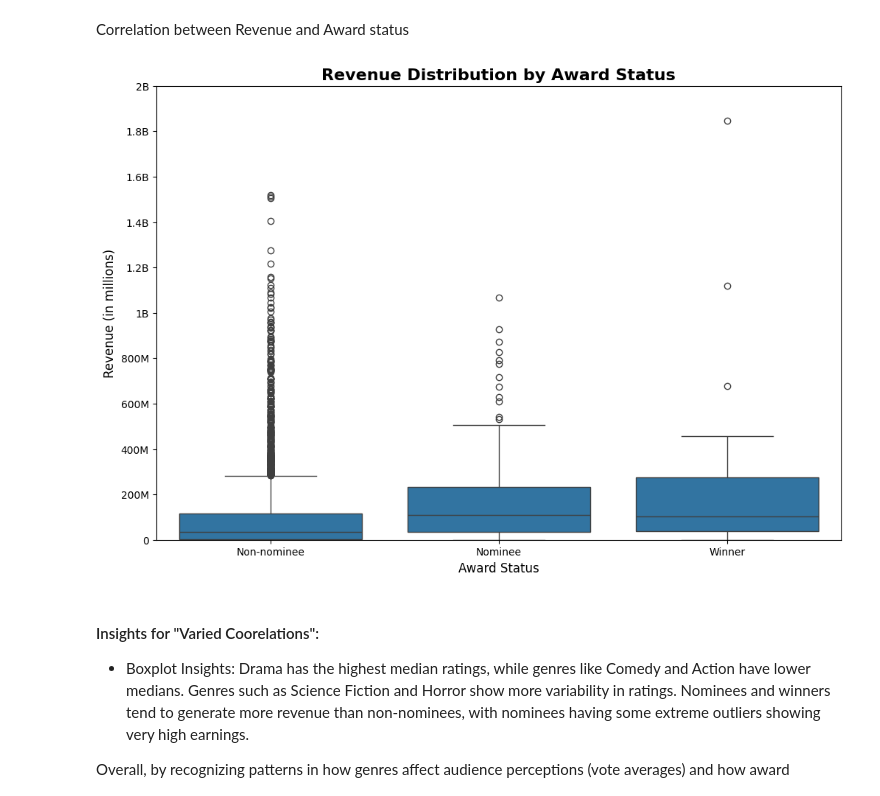
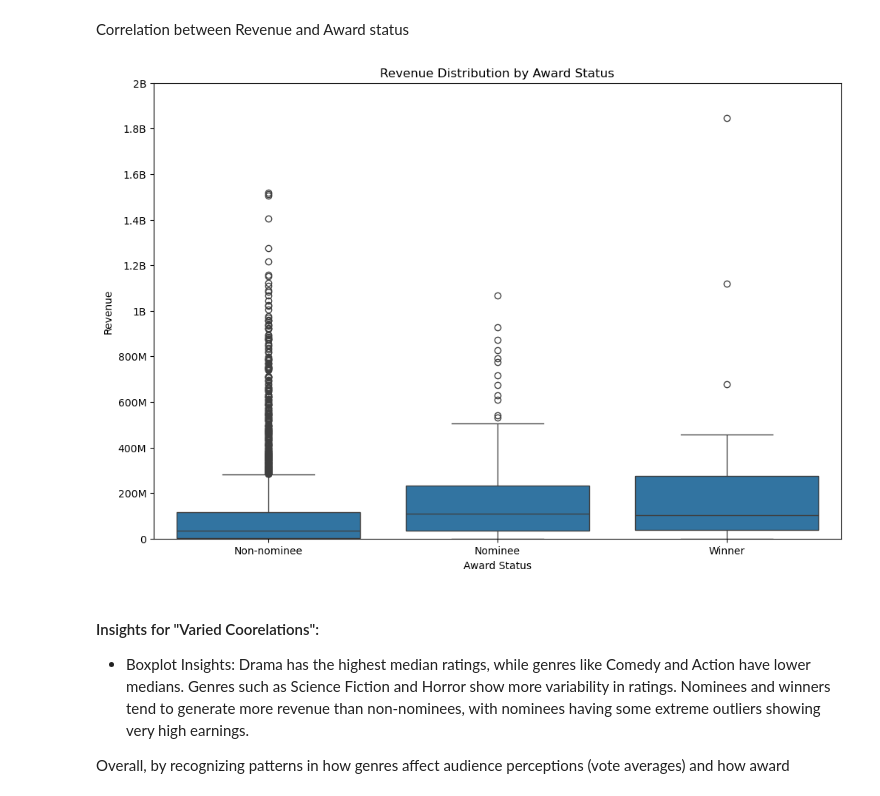
Before and after one commit to riosrose/UCB_project4_group6, a Jupyter notebook: movie_popularity_prediction.ipynb, the cells around one changed output. Cells and saved outputs as stored; diff of their text form; code cells hidden in the pictures.

```diff
--- a/movie_popularity_prediction.ipynb
+++ b/movie_popularity_prediction.ipynb
@@ -1168,25 +1173,31 @@ plt.show()
 # %% [markdown]
 Correlation between Revenue and Award status
 # %%
+# Create a boxplot of revenue by award status
+# Plot size
 plt.figure(figsize=(12, 8))
 
-# Create a boxplot of revenue by award status
+# Create a boxplot
 sns.boxplot(x='award', y='revenue', data=final_movies_df)
 
 # Setting labels and title
-plt.title("Revenue Distribution by Award Status", fontsize=16, fontweight='bold')
-plt.xlabel("Award Status", fontsize=12)
-plt.ylabel("Revenue (in millions)", fontsize=12)
+plt.title("Revenue Distribution by Award Status")
+plt.xlabel("Award Status")
+plt.ylabel("Revenue")
 
 # Adjusting the y-axis limits and ticks for better readability
 plt.ylim(0, 2e9)  # Set the upper limit to 2 billion
 plt.yticks(ticks=[0, 2e8, 4e8, 6e8, 8e8, 1e9, 1.2e9, 1.4e9, 1.6e9, 1.8e9, 2e9],
            labels=["0", "200M", "400M", "600M", "800M", "1B", "1.2B", "1.4B", "1.6B", "1.8B", "2B"])
 
+
+# Save visual in images folder
+plt.savefig('images/revenue_distribution_by_award_status_boxplot.png', dpi=300)
+
 # Display the plot
 plt.show()
 # %% [output]
-[figure, old version]
+[figure, new version]
 # %% [markdown]
 #### Insights for "Varied Coorelations":
 
```
Also changed, not shown: parts of 10 cells of this notebook, 14 other files.
